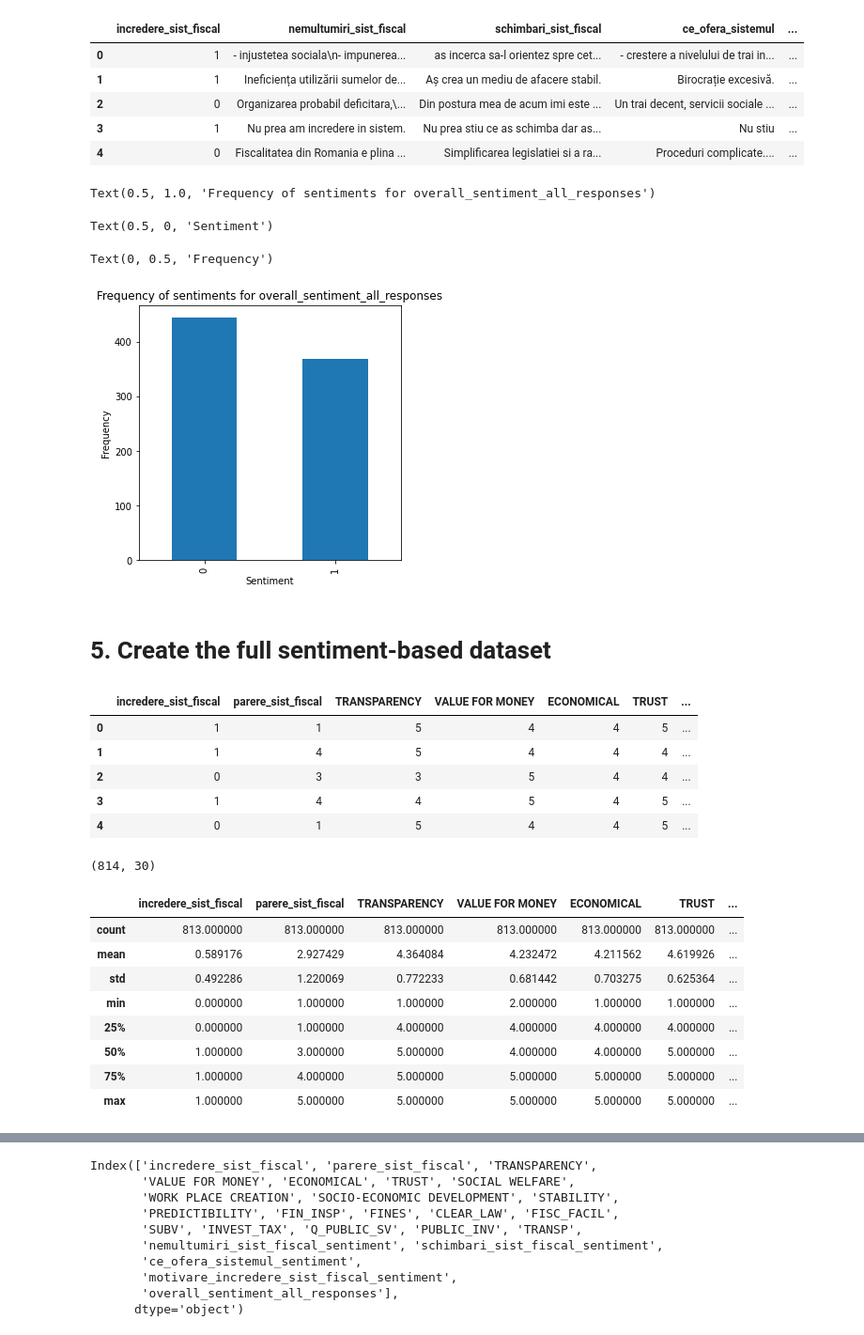
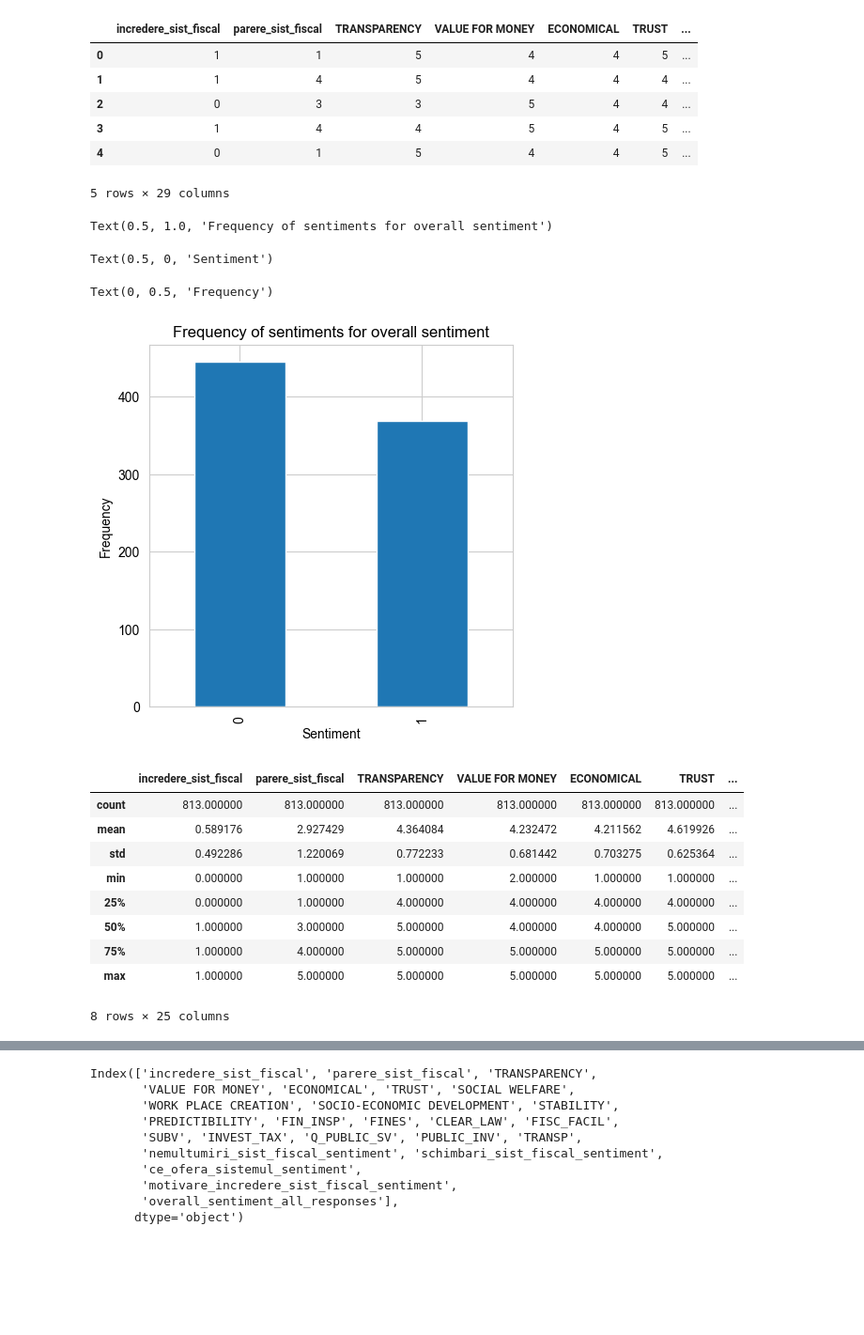
Before and after one commit to CodrutaMare/taxation_perception, a Jupyter notebook: sent_analysis_814_database.ipynb, the cells around one changed output, grey strips where cells are left out. Shown: that part at 94% size. Cells and saved outputs as stored; diff of their text form; code cells hidden in the pictures; blank space fills up the shorter version.

```diff
--- a/sent_analysis_814_database.ipynb
+++ b/sent_analysis_814_database.ipynb
@@ -94,0 +69,3 @@ Missing code for predicting sentiments!!!
+# %%
+df_sent = pd.read_csv(os.path.join('data', 'db_responses_814_febr_with_sentiment.csv'))
+df_sent.head(3)
@@ -134,20 +117,21 @@ col = df_sent.loc[:, "nemultumiri_sist_fiscal_sentiment":"ce_ofera_sistemul_sent
 df_sent['overall_sentiment_all_responses'] = col.mode(axis=1)
 df_sent.head()
 # %% [output]
-|  | incredere_sist_fiscal | nemultumiri_sist_fiscal | schimbari_sist_fiscal | ce_ofera_sistemul | ... |
-| 0 | 1 | - injustetea sociala\n- impunerea... | as incerca sa-l orientez spre cet... | - crestere a nivelului de trai in... | ... |
-| 1 | 1 | Ineficiența utilizării sumelor de... | Aș crea un mediu de afacere stabil. | Birocrație excesivă. | ... |
-| 2 | 0 | Organizarea probabil deficitara,\... | Din postura mea de acum imi este ... | Un trai decent, servicii sociale ... | ... |
-| 3 | 1 | Nu prea am incredere in sistem. | Nu prea stiu ce as schimba dar as... | Nu stiu | ... |
-| 4 | 0 | Fiscalitatea din Romania e plina ... | Simplificarea legislatiei si a ra... | Proceduri complicate.... | ... |
+|  | incredere_sist_fiscal | parere_sist_fiscal | TRANSPARENCY | VALUE FOR MONEY | ECONOMICAL | TRUST | ... |
+| 0 | 1 | 1 | 5 | 4 | 4 | 5 | ... |
+| 1 | 1 | 4 | 5 | 4 | 4 | 4 | ... |
+| 2 | 0 | 3 | 3 | 5 | 4 | 4 | ... |
+| 3 | 1 | 4 | 4 | 5 | 4 | 5 | ... |
+| 4 | 0 | 1 | 5 | 4 | 4 | 5 | ... |
+5 rows × 29 columns
 # %%
 fig = df_sent['overall_sentiment_all_responses'].value_counts().sort_index().plot(kind='bar')
-fig.set_title('Frequency of sentiments for overall_sentiment_all_responses')
+fig.set_title('Frequency of sentiments for overall sentiment')
 fig.set_xlabel('Sentiment')
 fig.set_ylabel('Frequency')
 plt.show()
 # %% [output]
-Text(0.5, 1.0, 'Frequency of sentiments for overall_sentiment_all_responses')
+Text(0.5, 1.0, 'Frequency of sentiments for overall sentiment')
 Text(0.5, 0, 'Sentiment')
 Text(0, 0.5, 'Frequency')
-[figure, old version]
+[figure, new version]
@@ -156,25 +138,7 @@ df_sent[['incredere_sist_fiscal', 'nemultumiri_sist_fiscal_sentiment', 'schimbar
-# %% [markdown]
-# 5. Create the full sentiment-based dataset
-# %%
-df_full = pd.concat([df, df_sent], axis=1)
-df_full = df_full.loc[:,~df_full.columns.duplicated()]
-df_full.head()
-# %% [output]
-|  | incredere_sist_fiscal | parere_sist_fiscal | TRANSPARENCY | VALUE FOR MONEY | ECONOMICAL | TRUST | ... |
-| 0 | 1 | 1 | 5 | 4 | 4 | 5 | ... |
-| 1 | 1 | 4 | 5 | 4 | 4 | 4 | ... |
-| 2 | 0 | 3 | 3 | 5 | 4 | 4 | ... |
-| 3 | 1 | 4 | 4 | 5 | 4 | 5 | ... |
-| 4 | 0 | 1 | 5 | 4 | 4 | 5 | ... |
-# %%
-df_full.shape
-# %% [output]
-(814, 30)
 # %%
-# Take out values of 3 from the dataset
-df_full = df_full[df_full.incredere_sist_fiscal != 3] # One outliar in the dataset
-df_full = df_full.drop(columns=['TRUST.1'])
-df_full.describe()
+# Take out outliers from the dataset
+df_sent = df_sent[df_sent.incredere_sist_fiscal != 3]  # One outlier
+df_sent.describe()
 # %% [output]
 |  | incredere_sist_fiscal | parere_sist_fiscal | TRANSPARENCY | VALUE FOR MONEY | ECONOMICAL | TRUST | ... |
 | count | 813.000000 | 813.000000 | 813.000000 | 813.000000 | 813.000000 | 813.000000 | ... |
@@ -185,5 +149,6 @@ df_full.describe()
 | 50% | 1.000000 | 3.000000 | 5.000000 | 4.000000 | 4.000000 | 5.000000 | ... |
 | 75% | 1.000000 | 4.000000 | 5.000000 | 5.000000 | 5.000000 | 5.000000 | ... |
 | max | 1.000000 | 5.000000 | 5.000000 | 5.000000 | 5.000000 | 5.000000 | ... |
+8 rows × 25 columns
 # %%
 # Create a new dataset that doesn't consist of textual data
```
Also changed, not shown: parts of 116 cells of this notebook, 8 other files.
